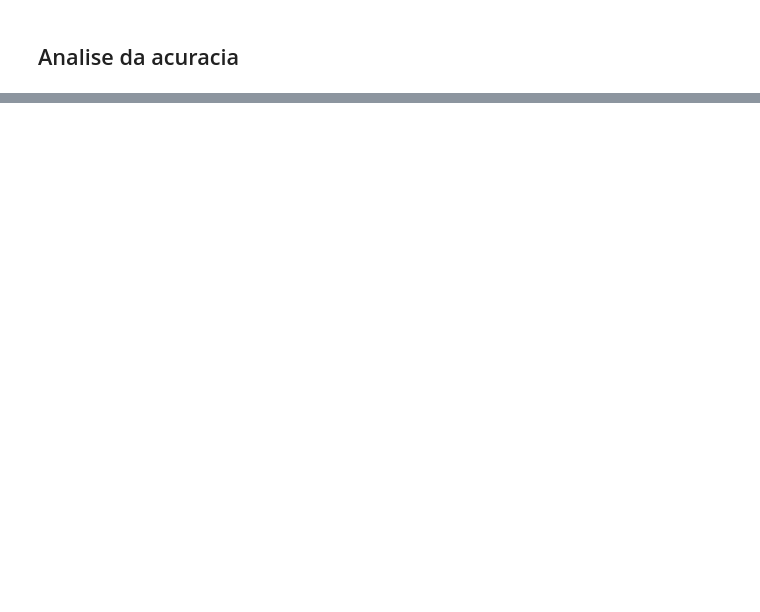
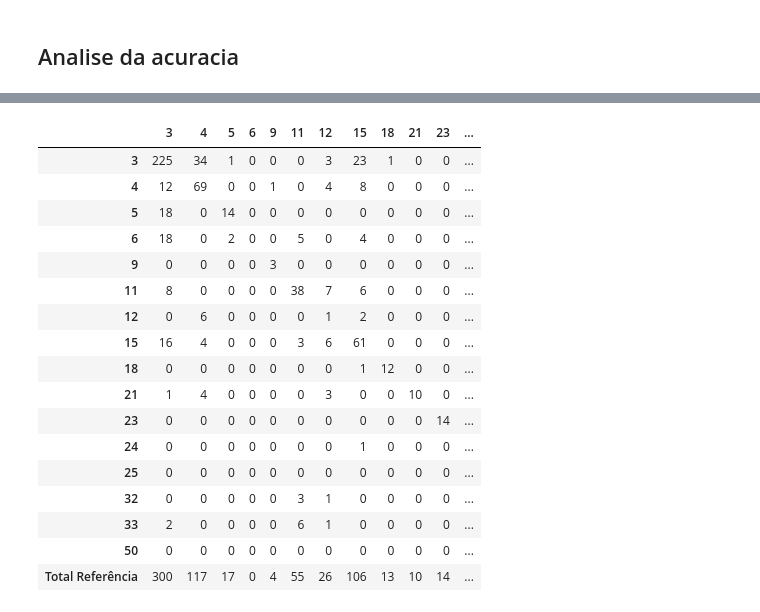
Before and after one commit to LambdaGeo/acuracia_slz, a Jupyter notebook: acuracia_sa23z.ipynb, the cells around one changed output, grey strips where cells are left out. Saved outputs shown, nothing was run; the diff lists cells and outputs as text; code cells hidden in the pictures; blank space fills up the shorter version.

```diff
--- a/acuracia_sa23z.ipynb
+++ b/acuracia_sa23z.ipynb
@@ -667,0 +742,3 @@ ImportError: Missing optional dependency 'Jinja2'. DataFrame.style requires jinj
+# %%
+classes_index = list (set(y_true).union(set (y_pred)))
+classes_index
@@ -667,0 +762,2 @@ ImportError: Missing optional dependency 'Jinja2'. DataFrame.style requires jinj
+# %%
+df_matriz_confusao_qt = pd.DataFrame(matrix_sem_peso, index=classes_index, columns=classes_index)
@@ -667,0 +766,3 @@ ImportError: Missing optional dependency 'Jinja2'. DataFrame.style requires jinj
+# %%
+df_matriz_confusao_qt['Total Classificado'] = df_matriz_confusao_qt.sum(axis=1)
+df_matriz_confusao_qt
@@ -667,0 +787,23 @@ ImportError: Missing optional dependency 'Jinja2'. DataFrame.style requires jinj
+# %%
+df_matriz_confusao_qt.loc['Total Referência'] = df_matriz_confusao_qt.sum(axis=0)
+# %%
+df_matriz_confusao_qt
+# %% [output]
+|  | 3 | 4 | 5 | 6 | 9 | 11 | 12 | 15 | 18 | 21 | 23 | ... |
+| 3 | 225 | 34 | 1 | 0 | 0 | 0 | 3 | 23 | 1 | 0 | 0 | ... |
+| 4 | 12 | 69 | 0 | 0 | 1 | 0 | 4 | 8 | 0 | 0 | 0 | ... |
+| 5 | 18 | 0 | 14 | 0 | 0 | 0 | 0 | 0 | 0 | 0 | 0 | ... |
+| 6 | 18 | 0 | 2 | 0 | 0 | 5 | 0 | 4 | 0 | 0 | 0 | ... |
+| 9 | 0 | 0 | 0 | 0 | 3 | 0 | 0 | 0 | 0 | 0 | 0 | ... |
+| 11 | 8 | 0 | 0 | 0 | 0 | 38 | 7 | 6 | 0 | 0 | 0 | ... |
+| 12 | 0 | 6 | 0 | 0 | 0 | 0 | 1 | 2 | 0 | 0 | 0 | ... |
+| 15 | 16 | 4 | 0 | 0 | 0 | 3 | 6 | 61 | 0 | 0 | 0 | ... |
+| 18 | 0 | 0 | 0 | 0 | 0 | 0 | 0 | 1 | 12 | 0 | 0 | ... |
+| 21 | 1 | 4 | 0 | 0 | 0 | 0 | 3 | 0 | 0 | 10 | 0 | ... |
+| 23 | 0 | 0 | 0 | 0 | 0 | 0 | 0 | 0 | 0 | 0 | 14 | ... |
+| 24 | 0 | 0 | 0 | 0 | 0 | 0 | 0 | 1 | 0 | 0 | 0 | ... |
+| 25 | 0 | 0 | 0 | 0 | 0 | 0 | 0 | 0 | 0 | 0 | 0 | ... |
+| 32 | 0 | 0 | 0 | 0 | 0 | 3 | 1 | 0 | 0 | 0 | 0 | ... |
+| 33 | 2 | 0 | 0 | 0 | 0 | 6 | 1 | 0 | 0 | 0 | 0 | ... |
+| 50 | 0 | 0 | 0 | 0 | 0 | 0 | 0 | 0 | 0 | 0 | 0 | ... |
+| Total Referência | 300 | 117 | 17 | 0 | 4 | 55 | 26 | 106 | 13 | 10 | 14 | ... |
```
Also changed, not shown: parts of 60 cells of this notebook, 2 other files.
